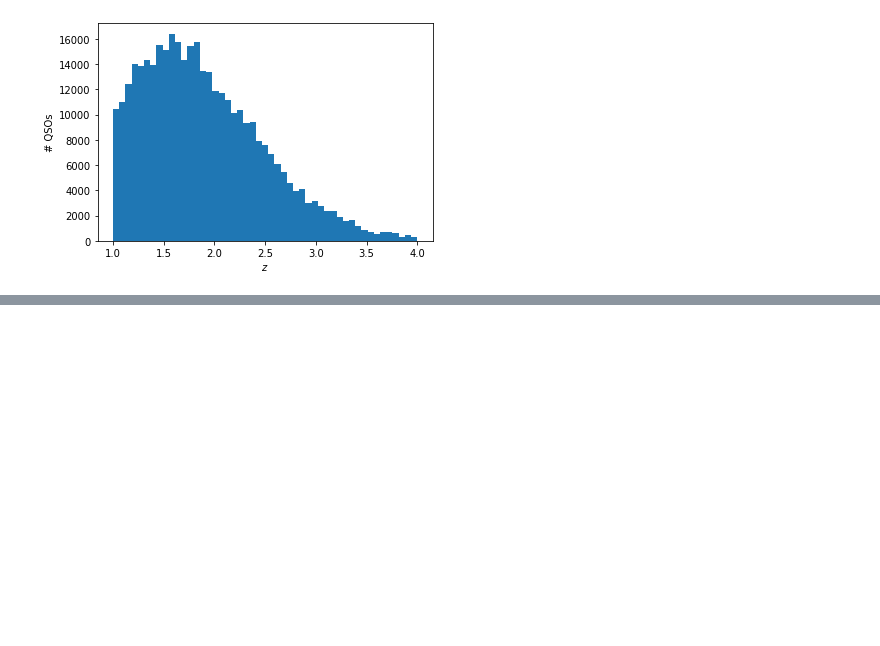
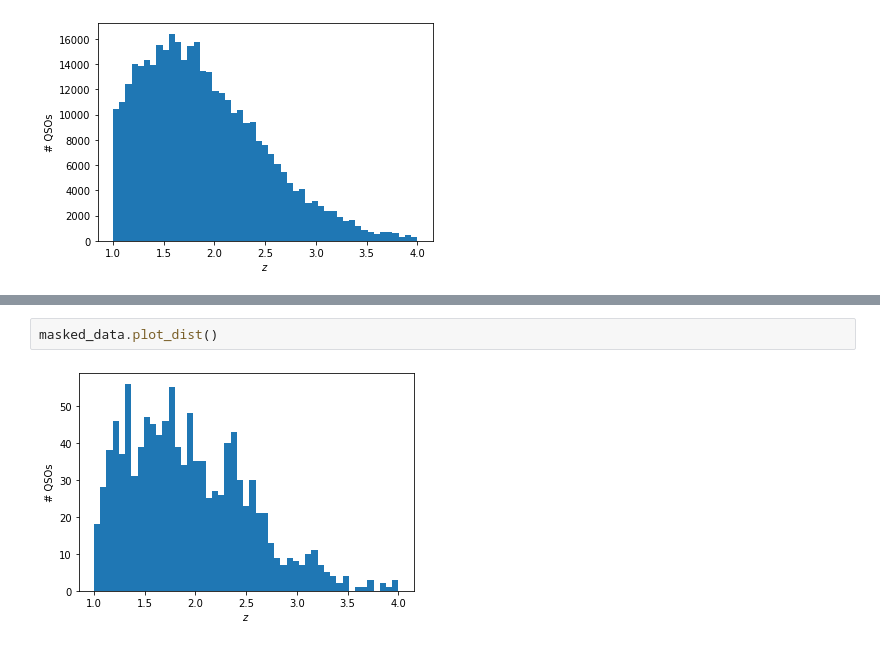
Before and after one commit to cramirezpe/QSO_clustering_analysis, a Jupyter notebook: DESI_SV3_data/read_qsos.ipynb, the cells around one changed output, grey strips where cells are left out. Cells and saved outputs as stored; diff of their text form; blank space fills up the shorter version.

```diff
--- a/DESI_SV3_data/read_qsos.ipynb
+++ b/DESI_SV3_data/read_qsos.ipynb
@@ -67,0 +98,4 @@ rand = FilesBase(QSO
+# %%
+masked_data.plot_dist()
+# %% [output]
+[figure, added]
```
Also changed, not shown: parts of 25 cells of this notebook, 1 other file.
